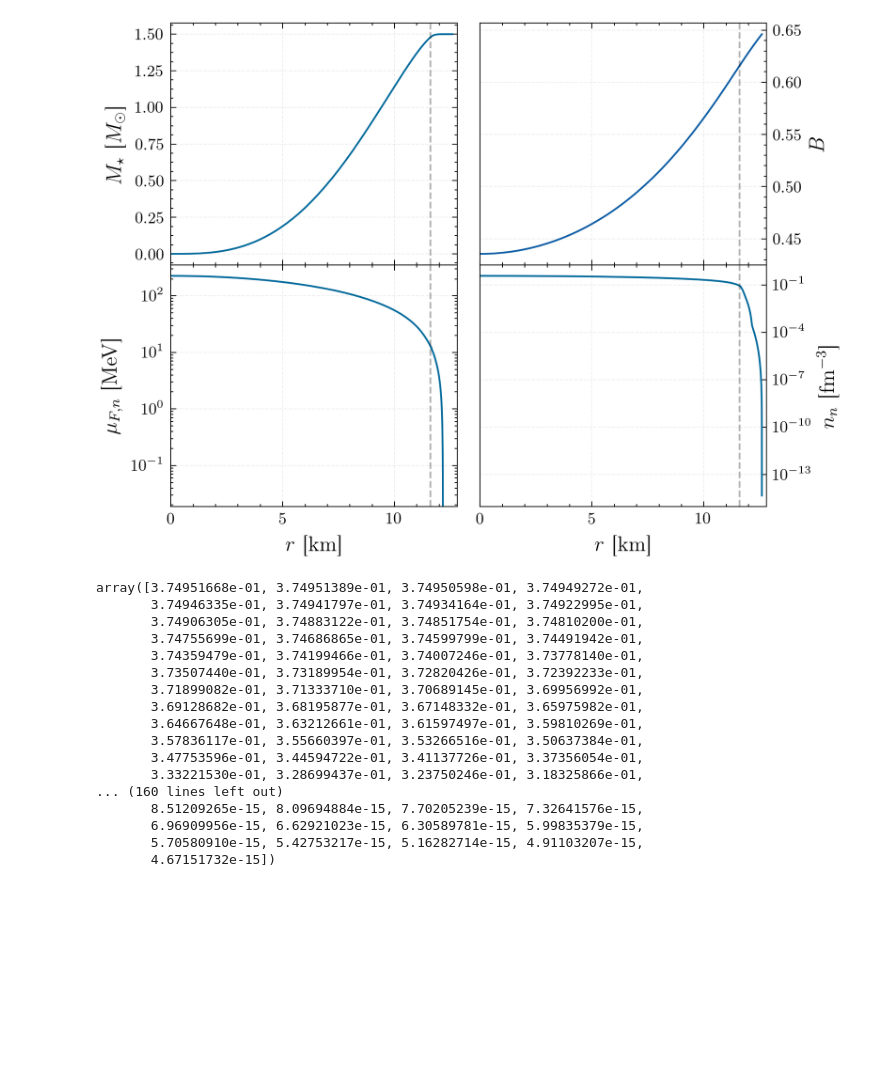
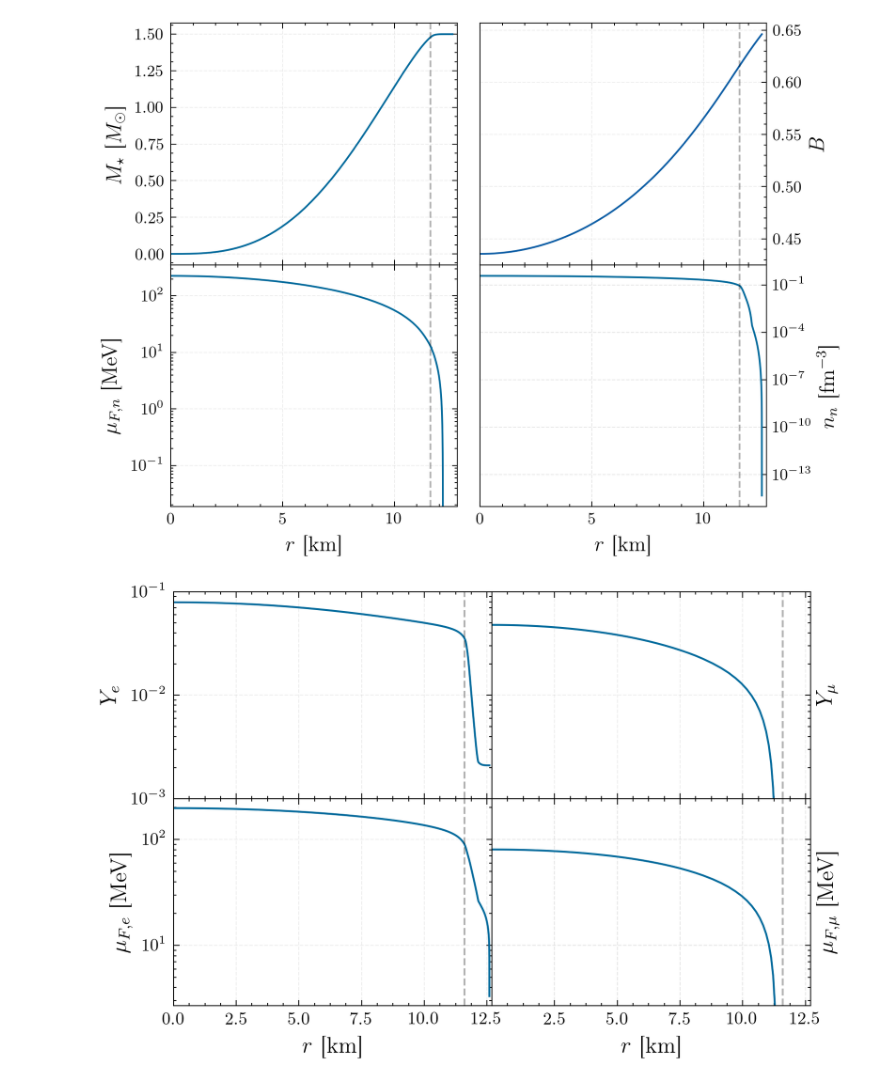
Before and after one commit to mvirgato/Masters, a Jupyter notebook: EoSPlots.ipynb, the cells around one changed output. Drawn from its saved outputs; the diff is of its cells as text; code cells hidden in the pictures; blank space fills up the shorter version.

```diff
--- a/EoSPlots.ipynb
+++ b/EoSPlots.ipynb
@@ -85,23 +86,3 @@ ax[1,1].yaxis.tick_right()
 plt.savefig('ns_eos.pdf')
 # %% [output]
 [figure]
-# %%
-np.asarray(eos_data[names[2]].tolist()) * np.asarray(eos_data[names[6]].tolist())
-# %% [output]
-array([3.74951668e-01, 3.74951389e-01, 3.74950598e-01, 3.74949272e-01,
-       3.74946335e-01, 3.74941797e-01, 3.74934164e-01, 3.74922995e-01,
-       3.74906305e-01, 3.74883122e-01, 3.74851754e-01, 3.74810200e-01,
-       3.74755699e-01, 3.74686865e-01, 3.74599799e-01, 3.74491942e-01,
-       3.74359479e-01, 3.74199466e-01, 3.74007246e-01, 3.73778140e-01,
-       3.73507440e-01, 3.73189954e-01, 3.72820426e-01, 3.72392233e-01,
-       3.71899082e-01, 3.71333710e-01, 3.70689145e-01, 3.69956992e-01,
-       3.69128682e-01, 3.68195877e-01, 3.67148332e-01, 3.65975982e-01,
-       3.64667648e-01, 3.63212661e-01, 3.61597497e-01, 3.59810269e-01,
-       3.57836117e-01, 3.55660397e-01, 3.53266516e-01, 3.50637384e-01,
-       3.47753596e-01, 3.44594722e-01, 3.41137726e-01, 3.37356054e-01,
-       3.33221530e-01, 3.28699437e-01, 3.23750246e-01, 3.18325866e-01,
-... (160 lines left out)
-       8.51209265e-15, 8.09694884e-15, 7.70205239e-15, 7.32641576e-15,
-       6.96909956e-15, 6.62921023e-15, 6.30589781e-15, 5.99835379e-15,
-       5.70580910e-15, 5.42753217e-15, 5.16282714e-15, 4.91103207e-15,
-       4.67151732e-15])
@@ -107,0 +104,46 @@ array([3.74951668e-01, 3.74951389e-01, 3.74950598e-01, 3.74949272e-01,
+# %%
+def lepton_plots():
+    fig, ax = plt.subplots(2, 2, figsize = (6,4), dpi = 300 , sharex = 'col', sharey = 'row')
+    fig.subplots_adjust(hspace=0, wspace= 0)
+
+    ax[0,0].plot(eos_data[[names[0]]], eos_data[[names[3]]], color = '#006a9c')
+    ax[0,0].set_ylabel('$Y_e$')
+    ax[0,0].set_yscale('log')
+    ax[0,0].set_ylim(10**-3, 10**-1)
+    ax[0,0].grid(b=True, which='major',  linestyle='--', alpha=0.2)
+    ax[0,0].axvline(11.6, color = 'black', alpha = 0.3, linestyle = '--')
+
+    ax[0,1].plot(eos_data[[names[0]]], eos_data[[names[4]]], color = '#006a9c')
+    ax[0,1].set_ylabel('$Y_\\mu$')
+    ax[0,1].set_yscale('log')
+#     ax[0,0].set_ylim(10**-3, 10**-1)
+    ax[0,1].axvline(11.6, color = 'black', alpha = 0.3, linestyle = '--')
+    ax[0,1].grid(b=True, which='major',  linestyle='--', alpha=0.2)
+    ax[0,1].yaxis.set_label_position("right")
+    ax[0,1].yaxis.tick_right()
+
+    ax[1,0].plot(eos_data[[names[0]]], eos_data[[names[9]]], color = '#006a9c')
+    ax[1,0].axvline(11.6, color = 'black', alpha = 0.3, linestyle = '--')
+    ax[1,0].grid(b=True, which='major',  linestyle='--', alpha=0.2)
+    ax[1,0].set_yscale('log')
+
+    ax[1,0].set_ylabel('$\mu_{F,e}$ [MeV]')
+    ax[1,0].set_xlabel('$r$ [km]')
+    ax[1,0].set_xlim(0, 12.7)
+
+    ax[1,1].plot(eos_data[[names[0]]], np.asarray(eos_data[names[10]].tolist()) * np.asarray(eos_data[names[6]].tolist()), color = '#006a9c')
+    ax[1,1].axvline(11.6, color = 'black', alpha = 0.3, linestyle = '--')
+    ax[1,1].grid(b=True, which='major',  linestyle='--', alpha=0.3)
+    ax[1,1].set_yscale('log')
+#     ax[1,0].set_ylim(10**0, 10**3)
+    ax[1,1].set_ylabel('$\\mu_{F,\\mu}$ [MeV]')
+    ax[1,1].yaxis.set_label_position("right")
+    ax[1,1].set_xlabel('$r$ [km]')
+    ax[1,1].set_xlim(0.01, 12.7)
+    ax[1,1].yaxis.tick_right()
+
+    plt.savefig('lep_eos.pdf')
+# %%
+lepton_plots()
+# %% [output]
+[figure, added]
```
Also changed, not shown: parts of 5 cells of this notebook, 24 other files.
